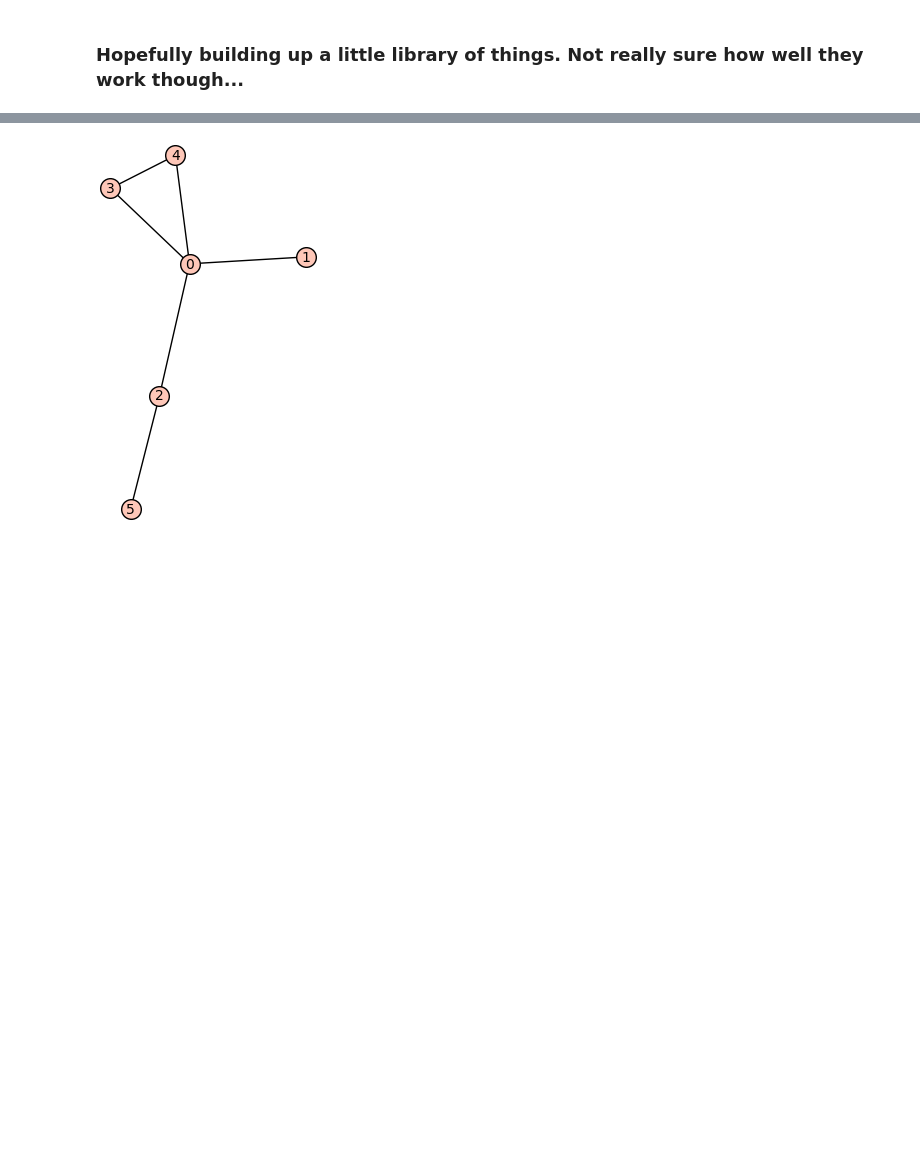
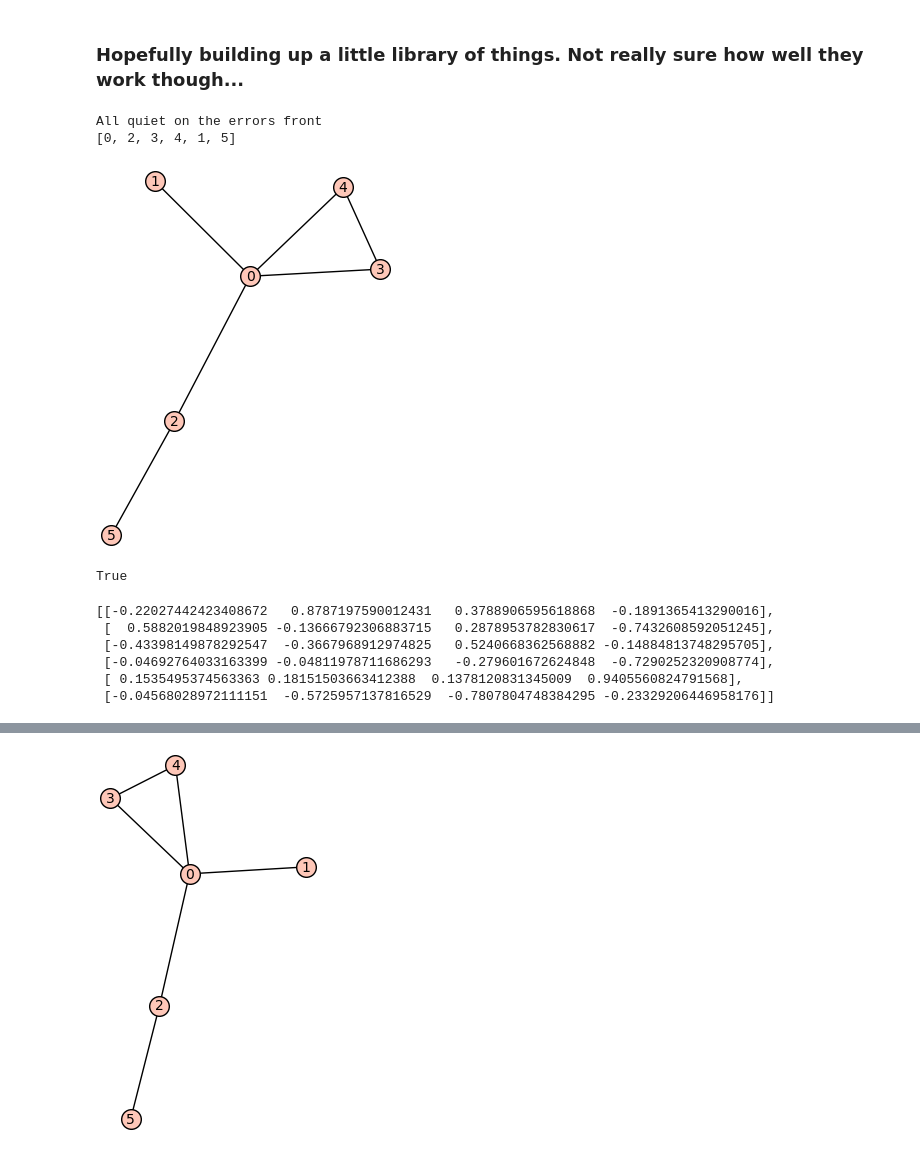
Before and after one commit to TessCollins/Graph_Research, a Jupyter notebook: Graphy_Research_Mains.ipynb, the cells around one changed output, grey strips where cells are left out. Cells and saved outputs as stored; diff of their text form; code cells hidden in the pictures; blank space fills up the shorter version.

```diff
--- a/Graphy_Research_Mains.ipynb
+++ b/Graphy_Research_Mains.ipynb
@@ -357,6 +364,36 @@ def check_qch(qch,G):
         print('Wow, whoops!\nCompleteness errors:', comp_errs,'\nOrthogonality errors: ',orth_errs)
 
     return
+# %%
+G= Graph() #define a graph
+G.add_vertices([i for i in range(6)]) #add 6 vertices
+G.add_edges([(0,1),(0,2),(0,3),(0,4),(3,4),(2,5)]) #add edges
+[ordering, degen] = degen_find_max(G)
+vecs=modified_LSS(G,ordering,8)
+reconstructing(vecs,ordering)
+
+qch=oct_const(vecs)
+check_qch(qch,G,ordering)
+
+#(qch[3][3].conjugate_transpose()).trace()
+print(ordering)
+G.show()
+qch[1][0]*qch[5][0].T
+ordering[1] in G.neighbors(ordering[5])
+# %% [output]
+All quiet on the errors front
+[0, 2, 3, 4, 1, 5]
+[figure, added]
+True
+# %%
+vecs
+# %% [output]
+[[-0.22027442423408672   0.8787197590012431   0.3788906595618868  -0.1891365413290016],
+ [  0.5882019848923905 -0.13666792306883715   0.2878953782830617  -0.7432608592051245],
+ [-0.43398149878292547  -0.3667968912974825   0.5240668362568882 -0.14884813748295705],
+ [-0.04692764033163399 -0.04811978711686293   -0.279601672624848  -0.7290252320908774],
+ [ 0.1535495374563363 0.18151503663412388  0.1378120831345009  0.9405560824791568],
+ [-0.04568028972111151  -0.5725957137816529  -0.7807804748384295 -0.23329206446958176]]
 # %%
 G= Graph() #define a graph
 G.add_vertices([i for i in range(6)]) #add 6 vertices
```
Also changed, not shown: parts of 2 cells of this notebook.
